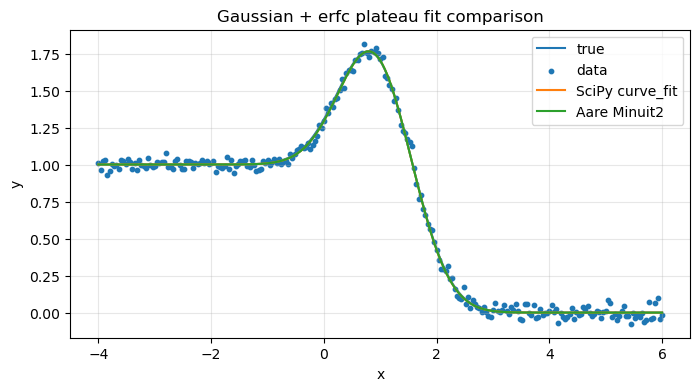
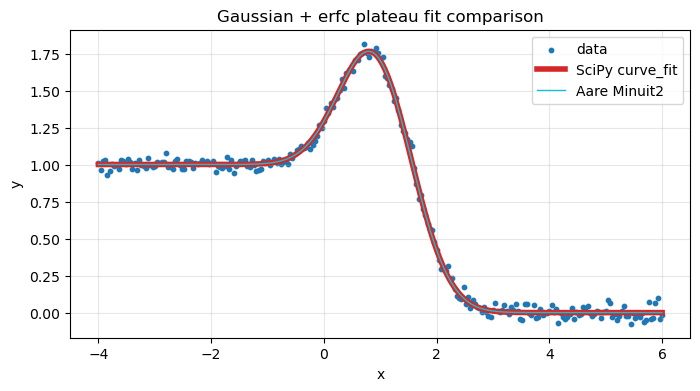
The notebook cell's code change between the first figure and the second:
--- before
+++ after
@@ -1,8 +1,8 @@
 plt.figure(figsize=(8, 4))
 
-plt.plot(x, y_true, label="true")
-plt.scatter(x, y, s=10, label="data")
-plt.plot(x, gaussian_erfc_plateau(x, p_scipy), linewidth=1.5, label="SciPy curve_fit")
-plt.plot(x, model(x, p_aare), linewidth=1.5, label="Aare Minuit2")
+# plt.plot(x, y_true, label="true")
+plt.scatter(x, y, s=10, label="data", color="tab:blue")
+plt.plot(x, gaussian_erfc_plateau(x, p_scipy), linewidth=4.0, label="SciPy curve_fit", color="tab:red")
+plt.plot(x, model(x, p_aare), linewidth=1.0, label="Aare Minuit2", color="tab:cyan")
 
 plt.xlabel("x")

Commit: Add Gaussian charge-sharing fit models